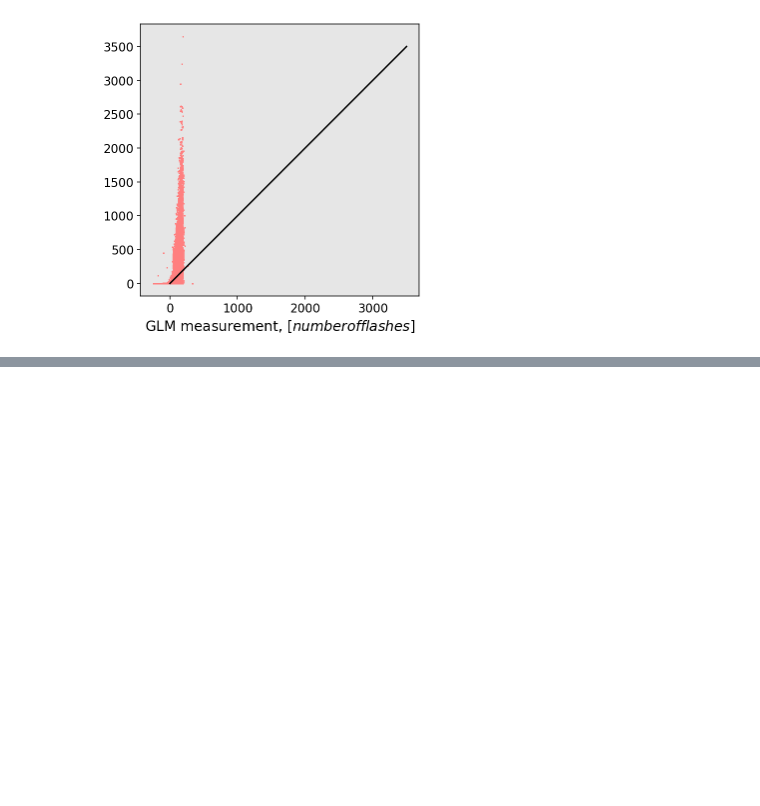
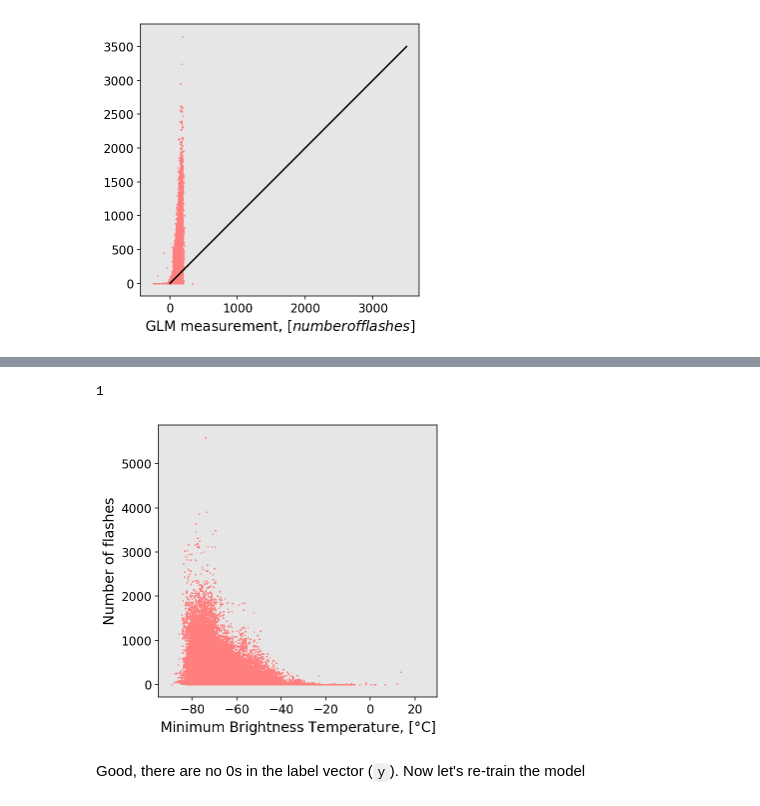
Before and after one commit to ai2es/WAF_ML_Tutorial_Part1, a Jupyter notebook: jupyter_notebooks/Notebook5_SimpleMLRegression.ipynb, the cells around one changed output, grey strips where cells are left out. Cells and saved outputs as stored; diff of their text form; code cells hidden in the pictures; blank space fills up the shorter version.

````diff
--- a/jupyter_notebooks/Notebook5_SimpleMLRegression.ipynb
+++ b/jupyter_notebooks/Notebook5_SimpleMLRegression.ipynb
@@ -131,0 +130,28 @@ The metrics for regression are a bit different than for classification. Common m
+# %%
+(X_train,y_train),(X_validate,y_validate),(X_test,y_test) = load_n_combine_df(path_to_data='../datasets/sevir/',features_to_keep=np.arange(0,1,1),class_labels=False,dropzeros=True)
+
+#remake scatter plot from Step 2
+#make figure
+fig = plt.figure(figsize=(5,5))
+#set background color to white so we can copy paste out of the notebook if we want
+fig.set_facecolor('w')
+
+#get axis for drawing
+ax = plt.gca()
+
+#plot data
+ax.scatter(X_train[:,0],y_train,color=r,s=1,marker='+')
+
+#set limits
+ax.set_xlim([-95,30])
+#label axes
+ax.set_xlabel('Minimum Brightness Temperature, [$\degree$C]')
+ax.set_ylabel('Number of flashes')
+
+
+print(np.min(y_train))
+# %% [output]
+1
+[figure, added]
+# %% [markdown]
+Good, there are no 0s in the label vector (```y```). Now let's re-train the model
````
Also changed, not shown: parts of 8 cells of this notebook, 6 other files.
